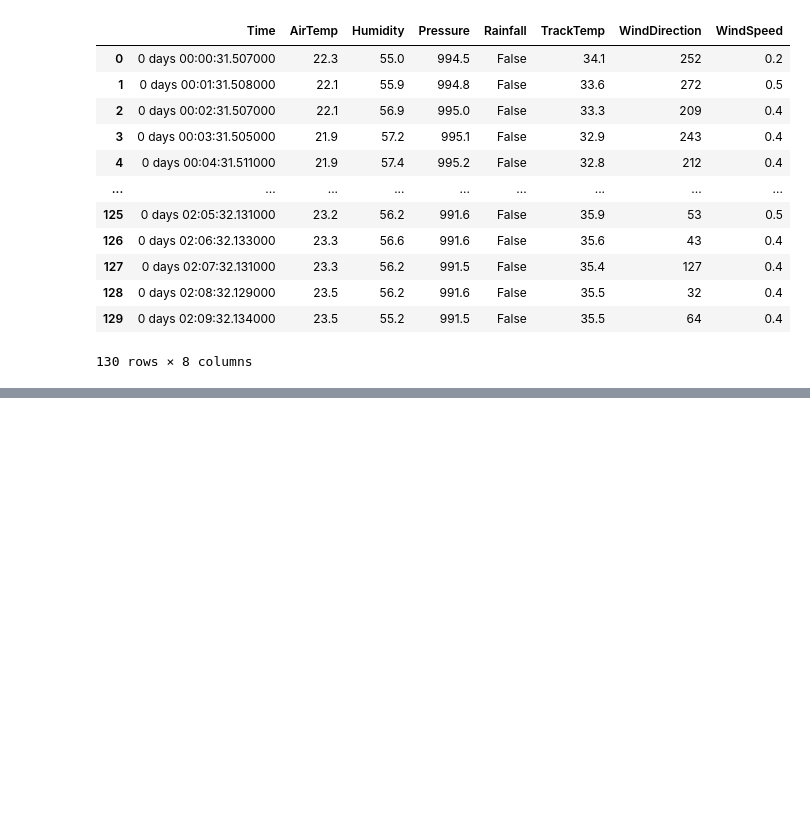
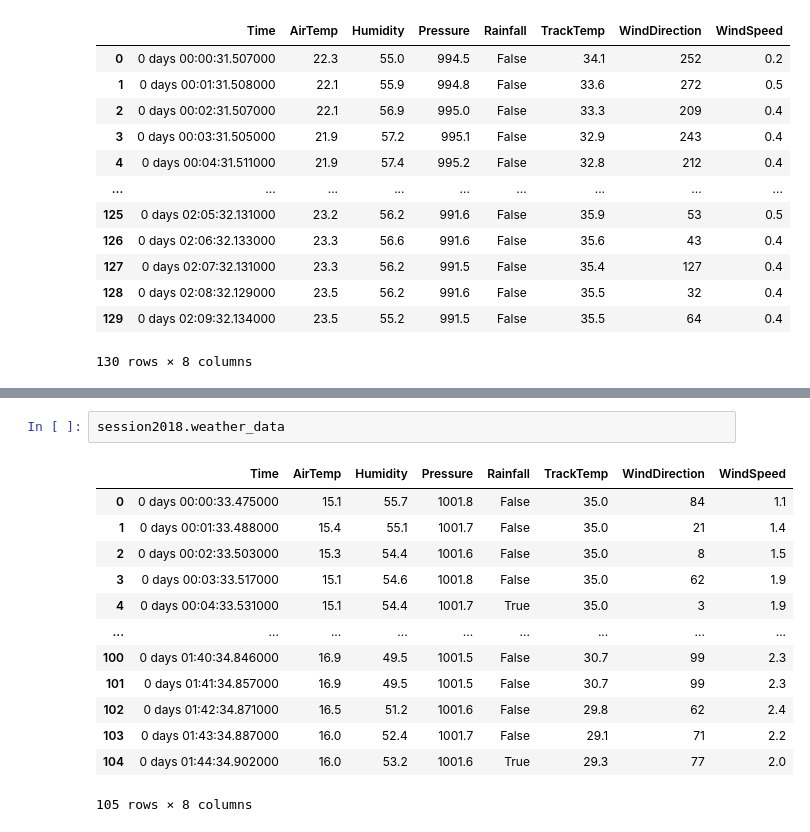
Before and after one commit to JuanGouveia/Final-Project, a Jupyter notebook: Prob_book.ipynb, the cells around one changed output, grey strips where cells are left out. Cells and saved outputs as stored; diff of their text form; blank space fills up the shorter version.

```diff
--- a/Prob_book.ipynb
+++ b/Prob_book.ipynb
@@ -414,0 +429,16 @@ session2021.weather_data
+# %%
+session2018.weather_data
+# %% [output]
+|  | Time | AirTemp | Humidity | Pressure | Rainfall | TrackTemp | WindDirection | WindSpeed |
+| 0 | 0 days 00:00:33.475000 | 15.1 | 55.7 | 1001.8 | False | 35.0 | 84 | 1.1 |
+| 1 | 0 days 00:01:33.488000 | 15.4 | 55.1 | 1001.7 | False | 35.0 | 21 | 1.4 |
+| 2 | 0 days 00:02:33.503000 | 15.3 | 54.4 | 1001.6 | False | 35.0 | 8 | 1.5 |
+| 3 | 0 days 00:03:33.517000 | 15.1 | 54.6 | 1001.8 | False | 35.0 | 62 | 1.9 |
+| 4 | 0 days 00:04:33.531000 | 15.1 | 54.4 | 1001.7 | True | 35.0 | 3 | 1.9 |
+| ... | ... | ... | ... | ... | ... | ... | ... | ... |
+| 100 | 0 days 01:40:34.846000 | 16.9 | 49.5 | 1001.5 | False | 30.7 | 99 | 2.3 |
+| 101 | 0 days 01:41:34.857000 | 16.9 | 49.5 | 1001.5 | False | 30.7 | 99 | 2.3 |
+| 102 | 0 days 01:42:34.871000 | 16.5 | 51.2 | 1001.6 | False | 29.8 | 62 | 2.4 |
+| 103 | 0 days 01:43:34.887000 | 16.0 | 52.4 | 1001.7 | False | 29.1 | 71 | 2.2 |
+| 104 | 0 days 01:44:34.902000 | 16.0 | 53.2 | 1001.6 | True | 29.3 | 77 | 2.0 |
+105 rows × 8 columns
```
Also changed, not shown: parts of 4 cells of this notebook, 4 other files.
